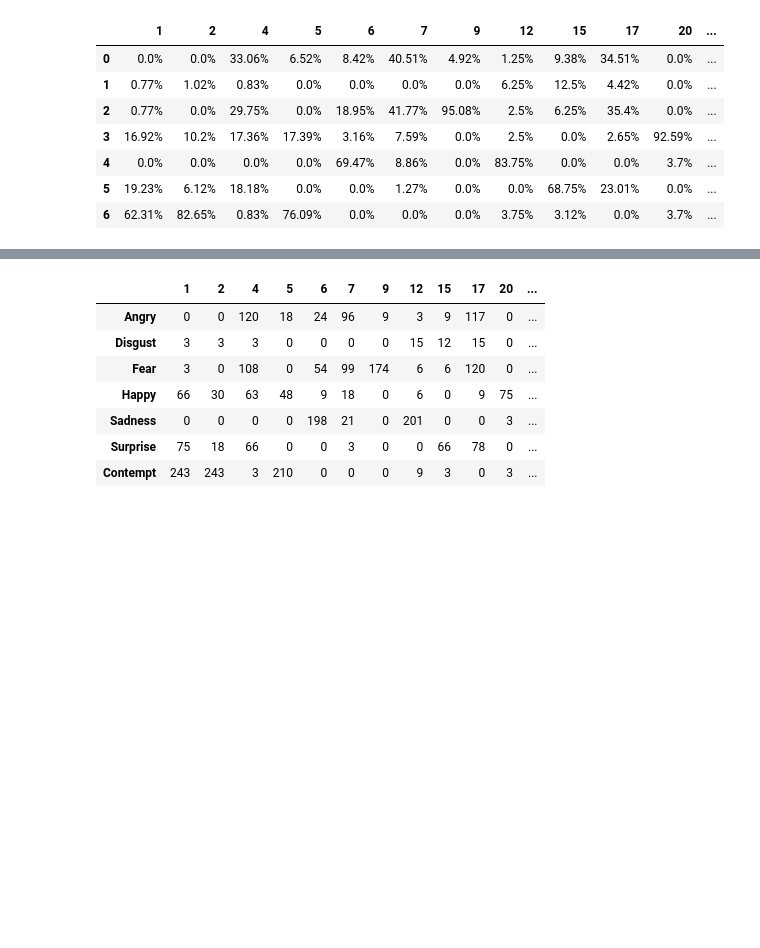
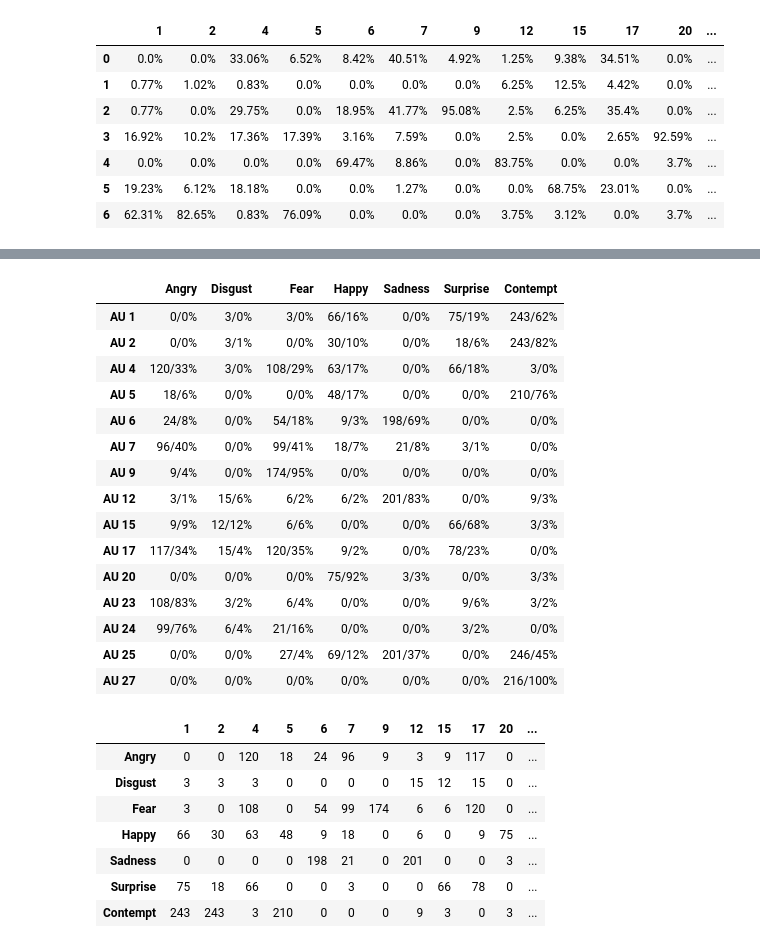
Before and after one commit to SunProg/do-neural-networks-learn-faus-iccvw-2015, a Jupyter notebook: facs_explorer.ipynb, the cells around one changed output, grey strips where cells are left out. Saved outputs shown, nothing was run; the diff lists cells and outputs as text; code cells hidden in the pictures; blank space fills up the shorter version.

```diff
--- a/facs_explorer.ipynb
+++ b/facs_explorer.ipynb
@@ -164,0 +196,3 @@ emotion_au_percent_str
+# %%
+emotion_au_table = pd.DataFrame(emotion_au_table, columns=au_str_list ,index=emotion_list)
+emotion_au_table
@@ -165,3 +208,22 @@ emotion_au_percent_str
+# %%
+emotion_au_table.T
+# %% [output]
+|  | Angry | Disgust | Fear | Happy | Sadness | Surprise | Contempt |
+| AU 1 | 0/0% | 3/0% | 3/0% | 66/16% | 0/0% | 75/19% | 243/62% |
+| AU 2 | 0/0% | 3/1% | 0/0% | 30/10% | 0/0% | 18/6% | 243/82% |
+| AU 4 | 120/33% | 3/0% | 108/29% | 63/17% | 0/0% | 66/18% | 3/0% |
+| AU 5 | 18/6% | 0/0% | 0/0% | 48/17% | 0/0% | 0/0% | 210/76% |
+| AU 6 | 24/8% | 0/0% | 54/18% | 9/3% | 198/69% | 0/0% | 0/0% |
+| AU 7 | 96/40% | 0/0% | 99/41% | 18/7% | 21/8% | 3/1% | 0/0% |
+| AU 9 | 9/4% | 0/0% | 174/95% | 0/0% | 0/0% | 0/0% | 0/0% |
+| AU 12 | 3/1% | 15/6% | 6/2% | 6/2% | 201/83% | 0/0% | 9/3% |
+| AU 15 | 9/9% | 12/12% | 6/6% | 0/0% | 0/0% | 66/68% | 3/3% |
+| AU 17 | 117/34% | 15/4% | 120/35% | 9/2% | 0/0% | 78/23% | 0/0% |
+| AU 20 | 0/0% | 0/0% | 0/0% | 75/92% | 3/3% | 0/0% | 3/3% |
+| AU 23 | 108/83% | 3/2% | 6/4% | 0/0% | 0/0% | 9/6% | 3/2% |
+| AU 24 | 99/76% | 6/4% | 21/16% | 0/0% | 0/0% | 3/2% | 0/0% |
+| AU 25 | 0/0% | 0/0% | 27/4% | 69/12% | 201/37% | 0/0% | 246/45% |
+| AU 27 | 0/0% | 0/0% | 0/0% | 0/0% | 0/0% | 0/0% | 216/100% |
 # %%
 emotion_au_df_str = emotion_au_df
 emotion_list = ['Angry', 'Disgust', 'Fear', 'Happy', 'Sadness',
```
Also changed, not shown: parts of 14 cells of this notebook.
